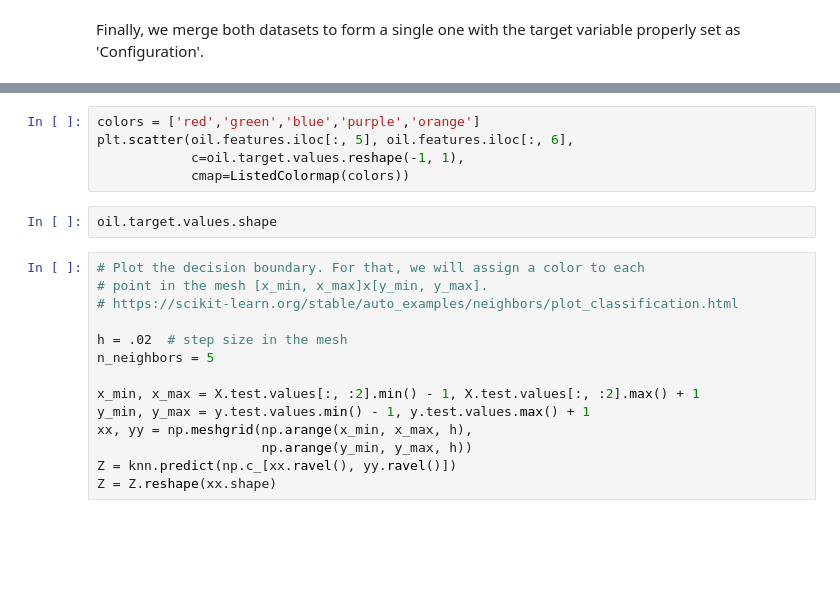
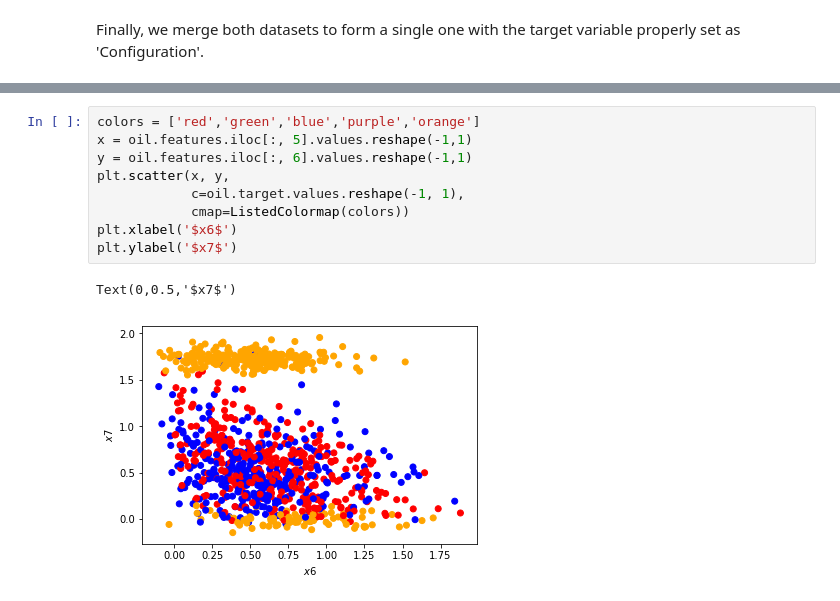
Before and after one commit to renero/class_notebooks, a Jupyter notebook: Nearest Neighbors.ipynb, the cells around one changed output, grey strips where cells are left out. Saved outputs shown, nothing was run; the diff lists cells and outputs as text; blank space fills up the shorter version.

```diff
--- a/Nearest Neighbors.ipynb
+++ b/Nearest Neighbors.ipynb
@@ -148,21 +180,12 @@ oil.data.head(3)
 # %%
 colors = ['red','green','blue','purple','orange']
-plt.scatter(oil.features.iloc[:, 5], oil.features.iloc[:, 6],
+x = oil.features.iloc[:, 5].values.reshape(-1,1)
+y = oil.features.iloc[:, 6].values.reshape(-1,1)
+plt.scatter(x, y,
             c=oil.target.values.reshape(-1, 1),
             cmap=ListedColormap(colors))
+plt.xlabel('$x6$')
+plt.ylabel('$x7$')
+# %% [output]
+Text(0,0.5,'$x7$')
+[figure, added]
-# %%
-oil.target.values.shape
-# %%
-# Plot the decision boundary. For that, we will assign a color to each
-# point in the mesh [x_min, x_max]x[y_min, y_max].
-# https://scikit-learn.org/stable/auto_examples/neighbors/plot_classification.html
-
-h = .02  # step size in the mesh
-n_neighbors = 5
-
-x_min, x_max = X.test.values[:, :2].min() - 1, X.test.values[:, :2].max() + 1
-y_min, y_max = y.test.values.min() - 1, y.test.values.max() + 1
-xx, yy = np.meshgrid(np.arange(x_min, x_max, h),
-                     np.arange(y_min, y_max, h))
-Z = knn.predict(np.c_[xx.ravel(), yy.ravel()])
-Z = Z.reshape(xx.shape)
```
Also changed, not shown: parts of 13 cells of this notebook.
